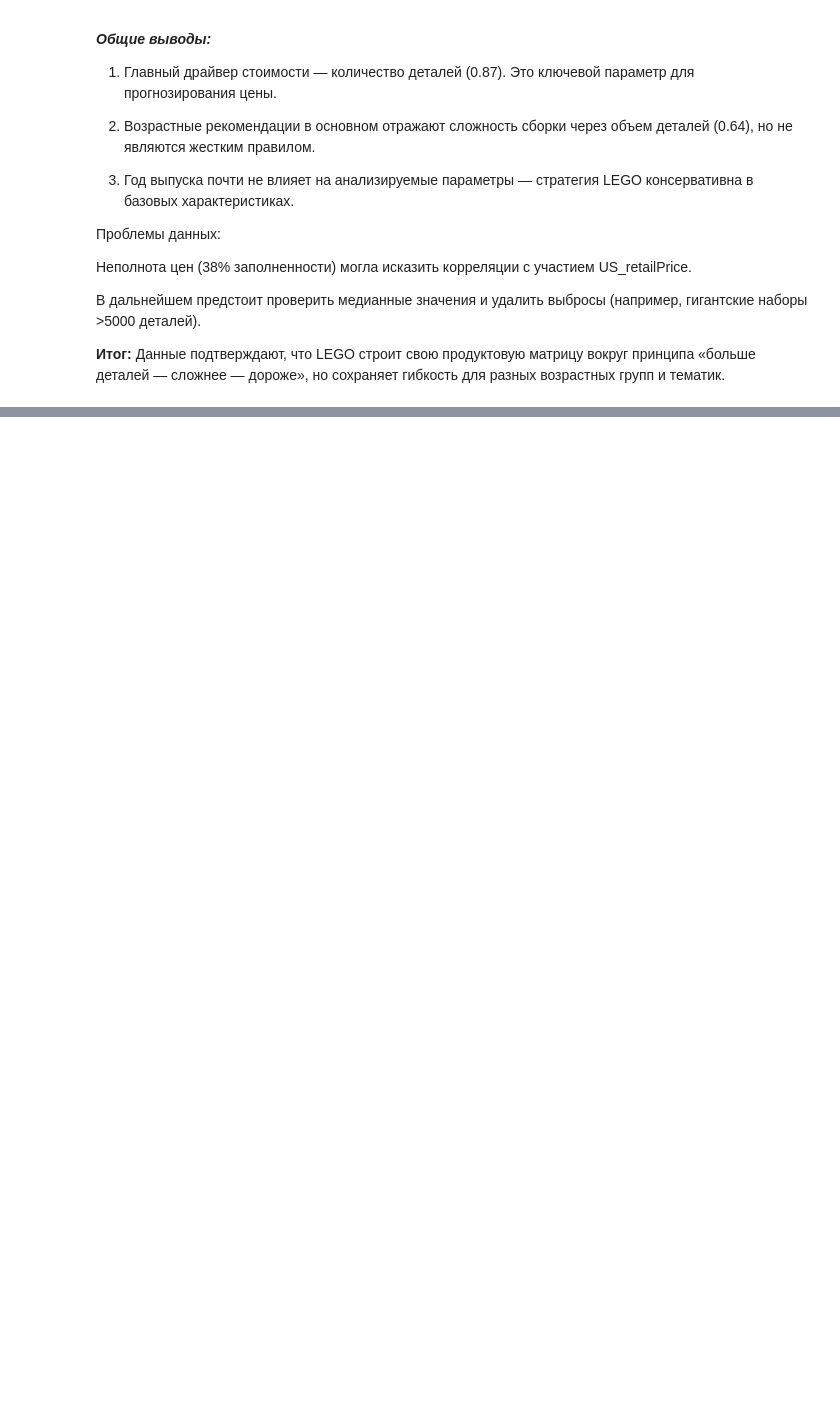
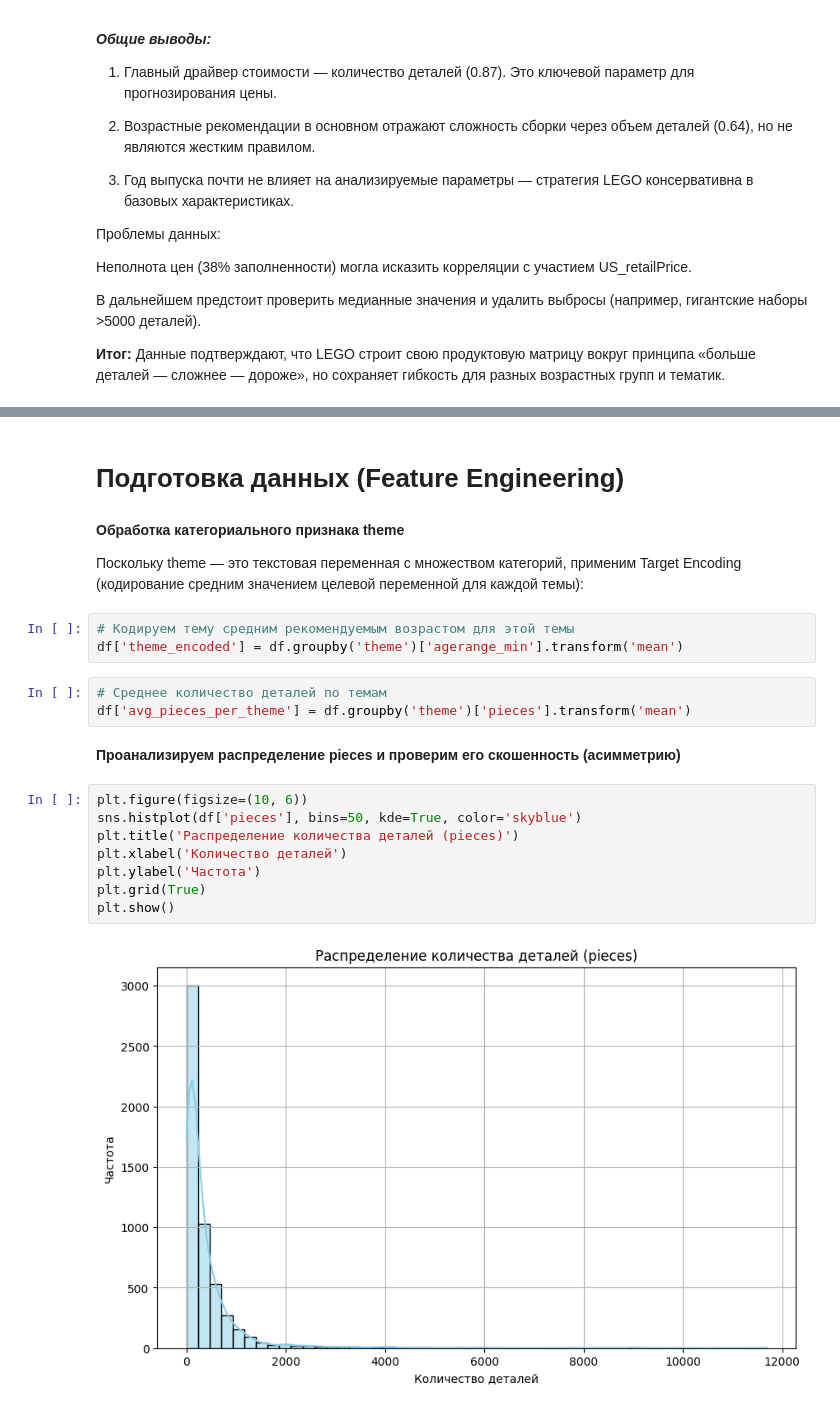
Before and after one commit to Uliiaa/data-science, a Jupyter notebook: lego.ipynb, the cells around one changed output, grey strips where cells are left out. Drawn from its saved outputs; the diff is of its cells as text; blank space fills up the shorter version.

```diff
--- a/lego.ipynb
+++ b/lego.ipynb
@@ -583,0 +674,24 @@ plt.show()
+# %% [markdown]
+# Подготовка данных (Feature Engineering)
+# %% [markdown]
+**Обработка категориального признака theme**
+
+Поскольку theme — это текстовая переменная с множеством категорий, применим Target Encoding (кодирование средним значением целевой переменной для каждой темы):
+# %%
+# Кодируем тему средним рекомендуемым возрастом для этой темы
+df['theme_encoded'] = df.groupby('theme')['agerange_min'].transform('mean')
+# %%
+# Среднее количество деталей по темам
+df['avg_pieces_per_theme'] = df.groupby('theme')['pieces'].transform('mean')
+# %% [markdown]
+**Проанализируем распределение pieces и проверим его скошенность (асимметрию)**
+# %%
+plt.figure(figsize=(10, 6))
+sns.histplot(df['pieces'], bins=50, kde=True, color='skyblue')
+plt.title('Распределение количества деталей (pieces)')
+plt.xlabel('Количество деталей')
+plt.ylabel('Частота')
+plt.grid(True)
+plt.show()
+# %% [output]
+[figure, added]
```
Also changed, not shown: parts of 45 cells of this notebook.
